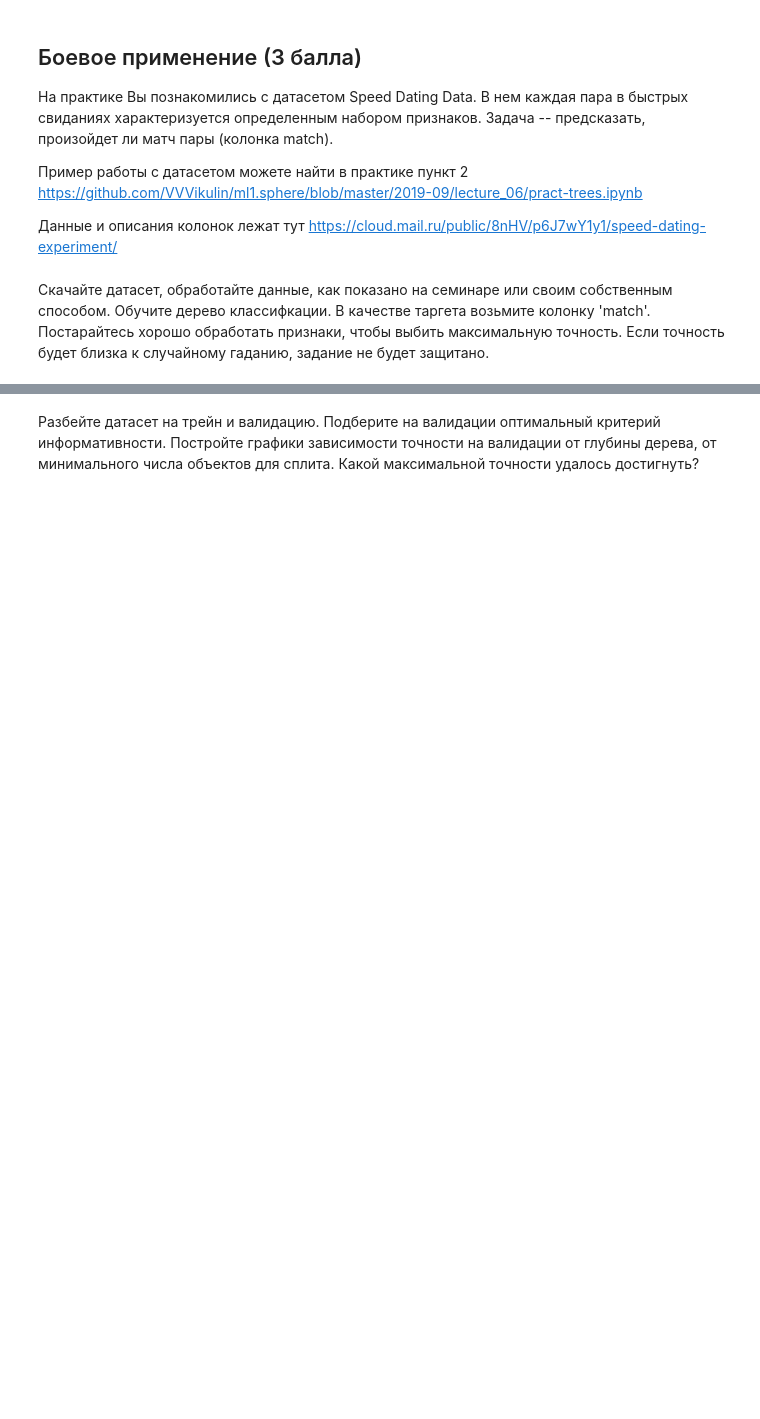
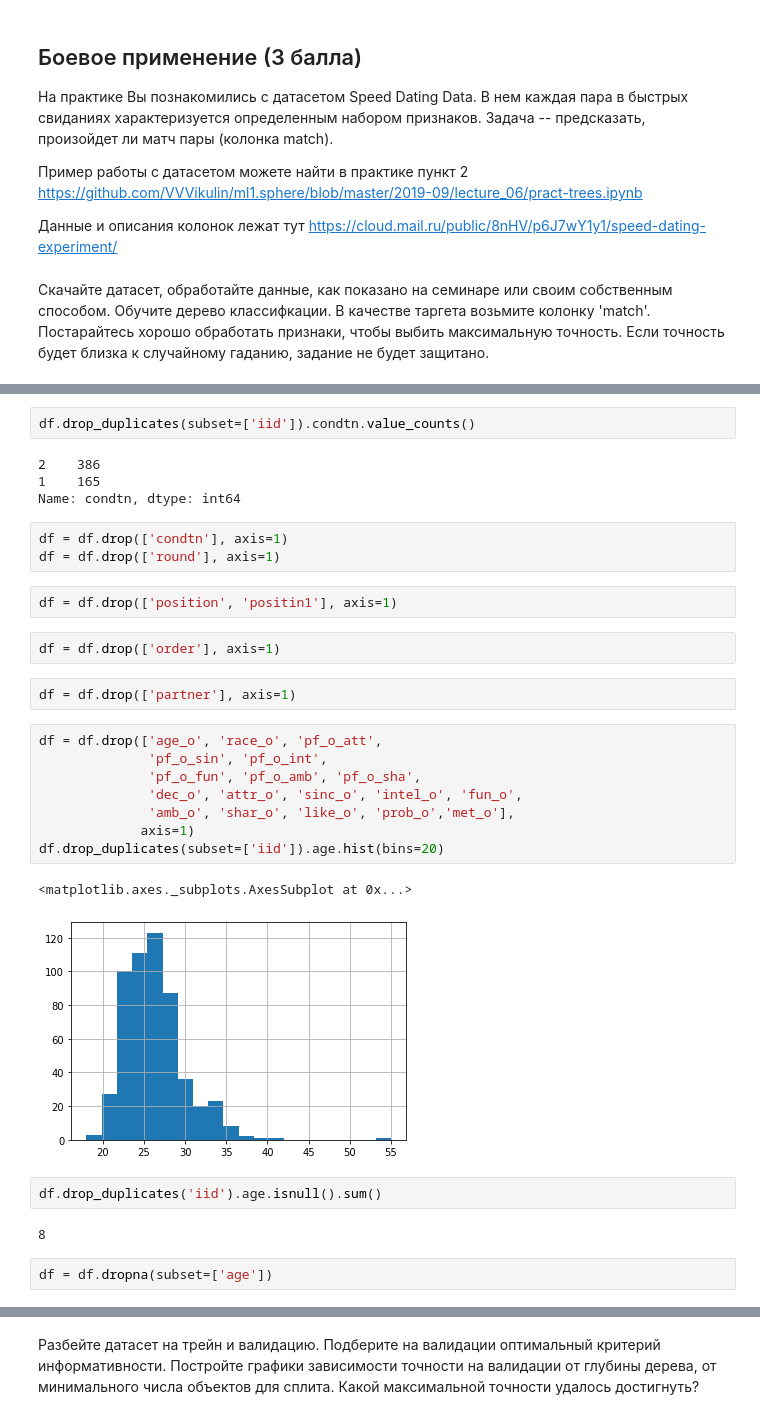
Before and after one commit to sofiabelskaya/sphere_ml, a Jupyter notebook: hw3.ipynb, the cells around one changed output, grey strips where cells are left out. Cells and saved outputs as stored; diff of their text form; blank space fills up the shorter version.

```diff
--- a/hw3.ipynb
+++ b/hw3.ipynb
@@ -243,0 +511,32 @@ https://cloud.mail.ru/public/8nHV/p6J7wY1y1/speed-dating-experiment/
+# %%
+df.drop_duplicates(subset=['iid']).condtn.value_counts()
+# %% [output]
+2    386
+1    165
+Name: condtn, dtype: int64
+# %%
+df = df.drop(['condtn'], axis=1)
+df = df.drop(['round'], axis=1)
+# %%
+df = df.drop(['position', 'positin1'], axis=1)
+# %%
+df = df.drop(['order'], axis=1)
+# %%
+df = df.drop(['partner'], axis=1)
+# %%
+df = df.drop(['age_o', 'race_o', 'pf_o_att',
+              'pf_o_sin', 'pf_o_int',
+              'pf_o_fun', 'pf_o_amb', 'pf_o_sha',
+              'dec_o', 'attr_o', 'sinc_o', 'intel_o', 'fun_o',
+              'amb_o', 'shar_o', 'like_o', 'prob_o','met_o'],
+             axis=1)
+df.drop_duplicates(subset=['iid']).age.hist(bins=20)
+# %% [output]
+<matplotlib.axes._subplots.AxesSubplot at 0x...>
+[figure, added]
+# %%
+df.drop_duplicates('iid').age.isnull().sum()
+# %% [output]
+8
+# %%
+df = df.dropna(subset=['age'])
```
Also changed, not shown: parts of 42 cells of this notebook.
